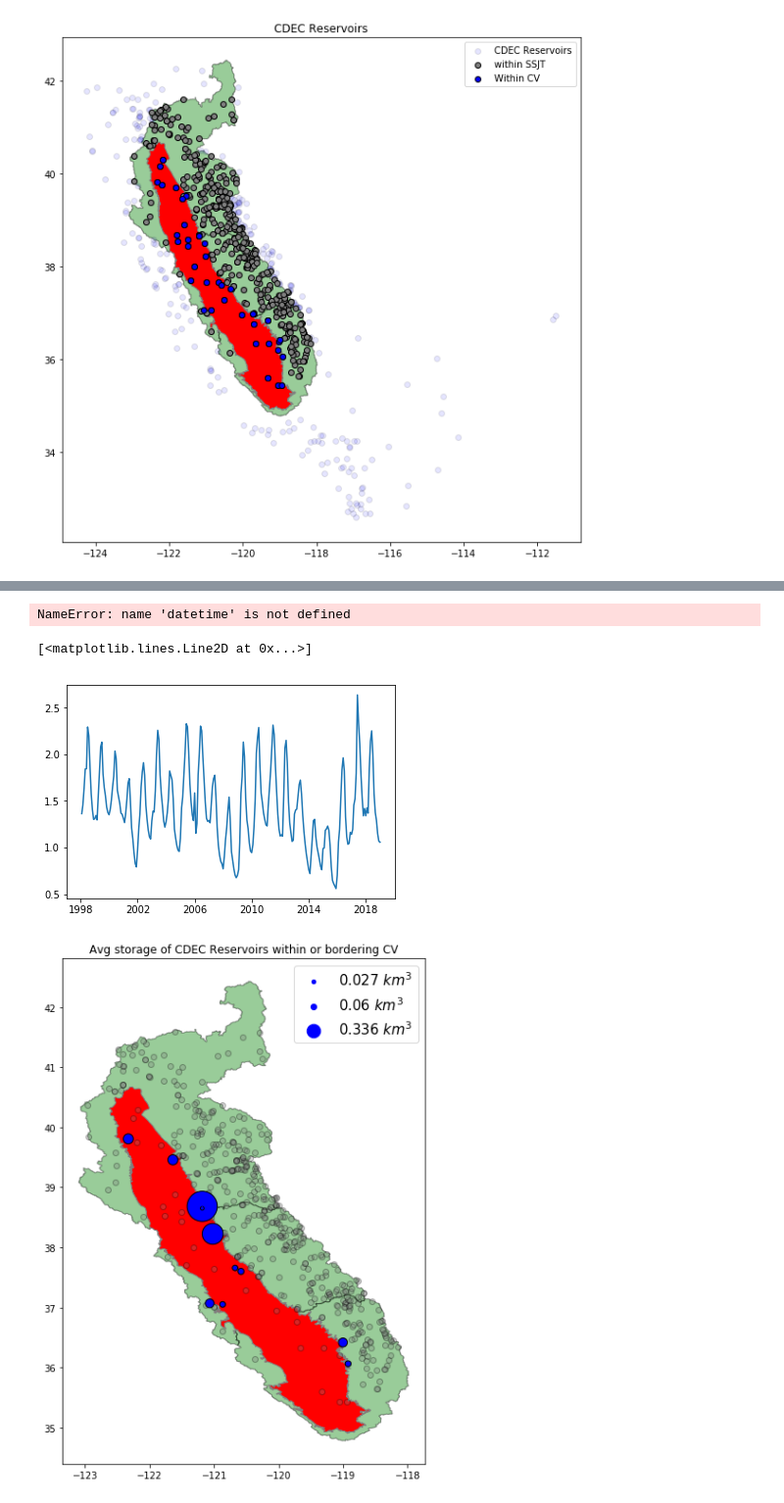
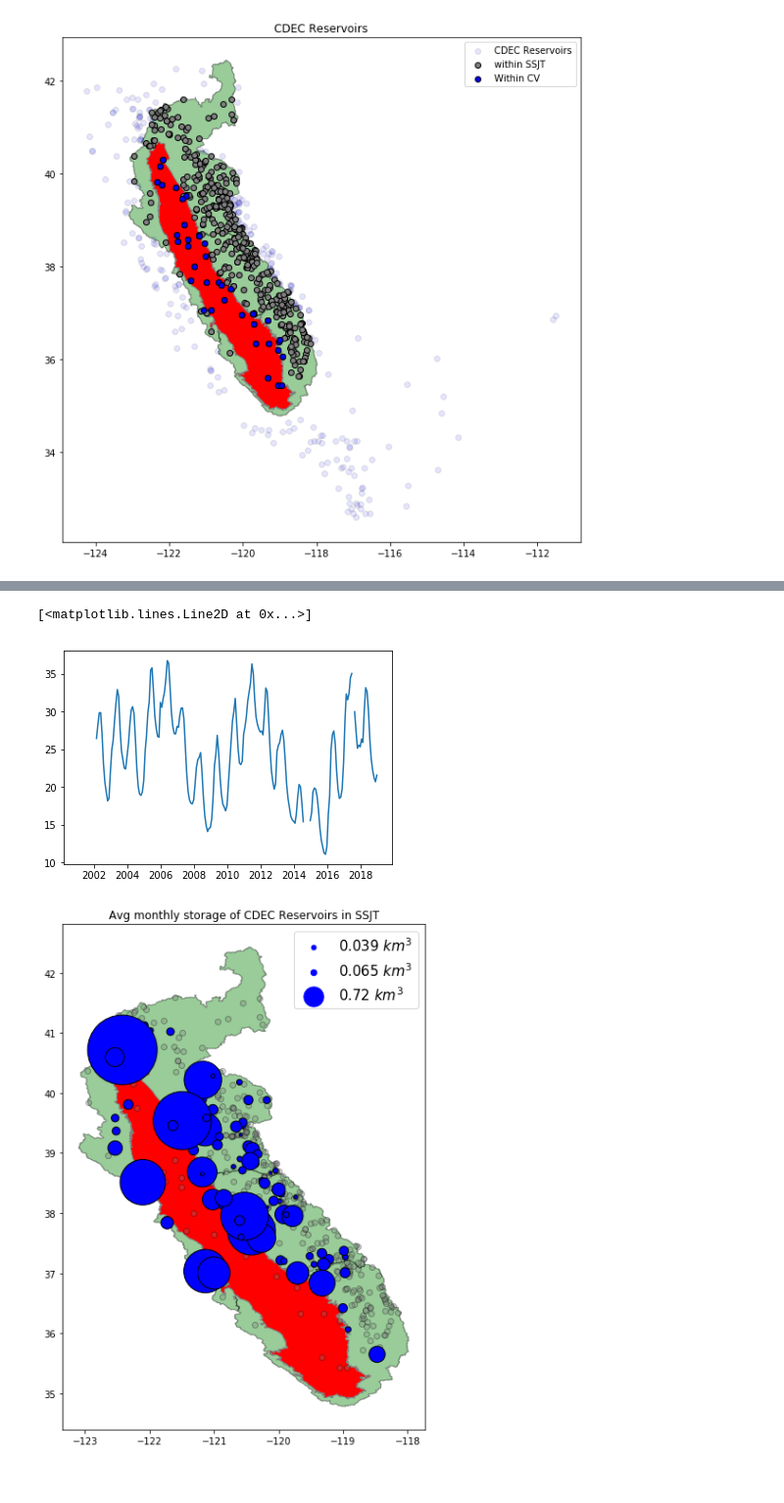
Before and after one commit to kashingtonDC/cvwbm, a Jupyter notebook: code/SSJT_Reservoirs.ipynb, the cells around one changed output, grey strips where cells are left out. Shown at 98% size. Saved outputs shown, nothing was run; the diff lists cells and outputs as text; code cells hidden in the pictures.

Commit message:
add ssjt reservoirs

```diff
--- a/code/SSJT_Reservoirs.ipynb
+++ b/code/SSJT_Reservoirs.ipynb
@@ -77,13 +78,13 @@ within_cv.head()
 # %%
 # Download Storage (SensorNums = 15) data by query str:
 
-start = datetime.datetime(1998, 1, 1)
+start = datetime.datetime(2001, 1, 1)
 end = datetime.datetime(2019, 1, 1)
 dt_idx = pd.date_range(start,end, freq='M')
 
 data = {}
 
-for i in within_cv.ID:
+for i in within_ssjt.ID:
     url = "https://cdec.water.ca.gov/dynamicapp/req/CSVDataServlet?Stations={}&SensorNums=15&dur_code=M&Start=2001-01-01&End=2018-12-01".format(i)
     urlData = requests.get(url).content
     df = pd.read_csv(io.StringIO(urlData.decode('utf-8')))
@@ -92,14 +93,12 @@ for i in within_cv.ID:
         pass
     else:
         data[i] = df
-# %% [output]
-NameError: name 'datetime' is not defined
 # %%
 s = []
 rs_df = {}
 
 for k,v in data.items():
-    s.append(data[k].VALUE)
+    s.append(pd.to_numeric(data[k].VALUE, errors = "coerce"))
     rs_df[k] = data[k].VALUE
 
 total_s = np.sum(np.column_stack(s), axis = 1)
@@ -107,14 +106,14 @@ total_s = np.sum(np.column_stack(s), axis = 1)
 plt.plot(dt_idx,total_s*1.23348e-6)
 # %% [output]
 [<matplotlib.lines.Line2D at 0x...>]
-[figure, old version]
+[figure, new version]
 # %%
 # Calculate monthly means
 means = pd.DataFrame.from_dict(rs_df).mean(axis = 0)
 m = pd.DataFrame(means* 1.23348e-6, index = means.index)
 m.columns = ["storage"]
 # %%
-avg_stage = within_cv.merge(m, left_on = "ID", right_index = True)
+avg_stage = within_ssjt.merge(m, left_on = "ID", right_index = True)
 # %%
 # Extract some data for the plotting
 max_val = avg_stage['storage'].max()
@@ -129,22 +128,23 @@ p1, p2, p3, = np.percentile(avg_stage['storage'],33), np.percentile(avg_stage['s
 # %%
 fig, ax = plt.subplots(figsize = (7, 10))
 
-plt.title("Avg storage of CDEC Reservoirs within or bordering CV")
+plt.title("Avg monthly storage of CDEC Reservoirs in SSJT")
 ssjt.plot(ax = ax, color = "green", alpha = 0.4, edgecolor = "black",label =  "SSJT HU4 watershed")
 cv.plot(ax = ax, color = "red", edgecolor = "gray", label = "CV alluvial fill")
-# gdf.plot(ax = ax, color = "blue", alpha = 0.1, edgecolor='black', label = "CDEC Reservoirs")
 within_ssjt.plot(ax = ax, color = "gray", alpha = 0.3, edgecolor='black')
 avg_stage.plot(ax = ax, markersize = avg_stage.storage*1500, color = "blue", alpha = 1, edgecolor='black')
 
 avg_stage.plot(ax = ax, marker = ".", c = "blue", markersize = p1, label = "{} $km^3$".format(round(p1,3)))
 avg_stage.plot(ax = ax, marker = ".", c = "blue", markersize = p2, label = "{} $km^3$".format(round(p2,3)))
 avg_stage.plot(ax = ax, marker = ".", c = "blue", markersize = p3, label = "{} $km^3$".format(round(p3,3)))
 
 plt.legend(markerscale = 50, prop={'size': 15})
 
+plt.savefig("../figs/reservoir_storage.png")
+
 plt.show()
 # %% [output]
-[figure, old version]
+[figure, new version]
 # %%
 f, (ax, a0) = plt.subplots(1,2, gridspec_kw = {'width_ratios':[2, 5]}, figsize=(15,5))
 
```
Also changed, not shown: parts of 4 cells of this notebook.
